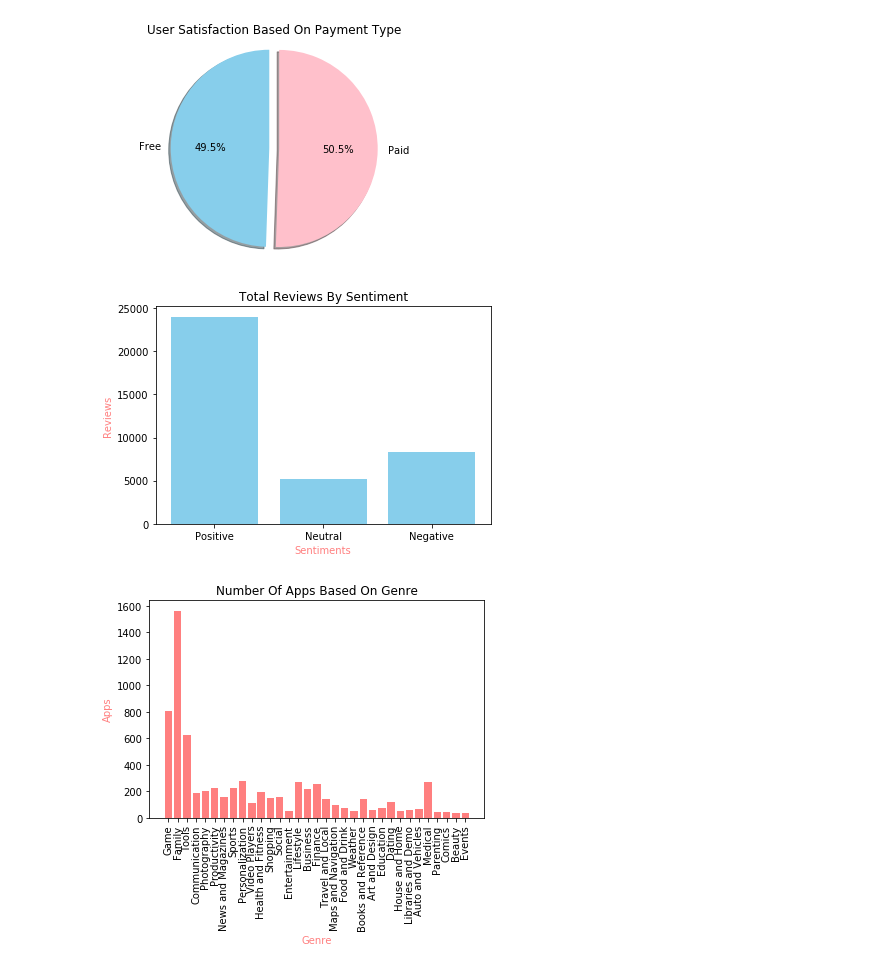
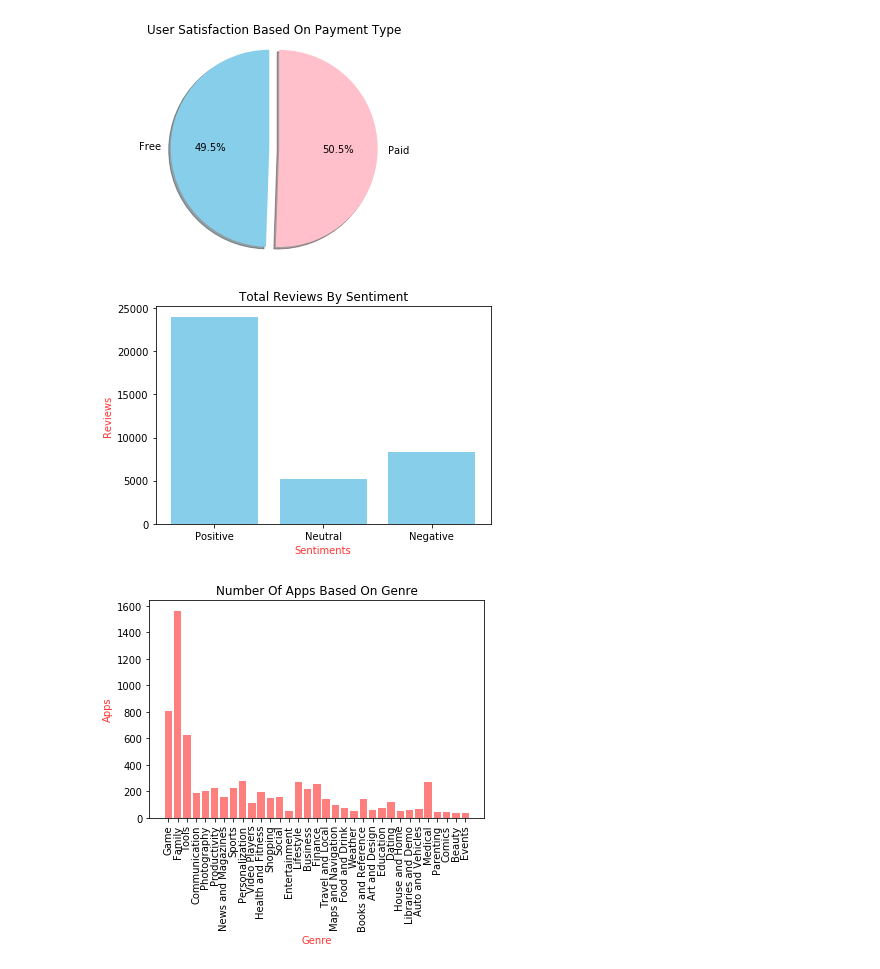
Before and after one commit to KylePeterson623/Project1, a Jupyter notebook: kyle.ipynb, the cells around one changed output. Cells and saved outputs as stored; diff of their text form; code cells hidden in the pictures.

```diff
--- a/kyle.ipynb
+++ b/kyle.ipynb
@@ -207,30 +207,30 @@ plt.show()
 # %%
 positiveReviews = len(googleReviews.loc[googleReviews["Sentiment"] == "Positive"])
 neutralReviews = len(googleReviews.loc[googleReviews["Sentiment"] == "Neutral"])
 negativeReviews = len(googleReviews.loc[googleReviews["Sentiment"] == "Negative"])
 
 totalReviews = [positiveReviews, neutralReviews, negativeReviews]
 labels = ["Positive", "Neutral", "Negative"]
 
 #Creates X axis for bar chart
 xAxis = np.arange(len(totalReviews))
 
 #Creates the bar chart
 plt.bar(xAxis, totalReviews, color='skyblue', alpha=1.00, align="center")
 
 #Adds formatting to the bar chart
 plt.title("Total Reviews By Sentiment")
 tick_locations = [value for value in xAxis]
 plt.xticks(tick_locations, labels)
-plt.xlabel("Sentiments", color = "red", alpha = 0.5)
-plt.ylabel("Reviews", color = "red", alpha = 0.5)
+plt.xlabel("Sentiments", color = "red", alpha = 0.8)
+plt.ylabel("Reviews", color = "red", alpha = 0.8)
 
 plt.savefig("Images/sentimentReviews.png")
 
 #Displays the bar chart
 plt.show()
 # %% [output]
-[figure, old version]
+[figure, new version]
 # %%
 #Creates a dataframe to use for the bar chart
 categories = [googleApps["Category"].value_counts()]
@@ -264,15 +264,15 @@ plt.bar(xAxis, catApps, color='red', alpha=0.5, align="center")
 plt.title("Number Of Apps Based On Genre")
 tick_locations = [value for value in xAxis]
 plt.xticks(tick_locations, labels, rotation="vertical")
-plt.xlabel("Genre", color = "red", alpha = 0.5)
-plt.ylabel("Apps", color = "red", alpha = 0.5)
+plt.xlabel("Genre", color = "red", alpha = 0.8)
+plt.ylabel("Apps", color = "red", alpha = 0.8)
 
 plt.savefig("Images/genreApps.png")
 
 #Displays the bar chart
 plt.show()
 # %% [output]
-[figure, old version]
+[figure, new version]
 # %%
 #Creates lists to be graphed
 catInstalls = categoryCountV2["Installs"].tolist()
```
Also changed, not shown: parts of 3 cells of this notebook, 12 other files.
